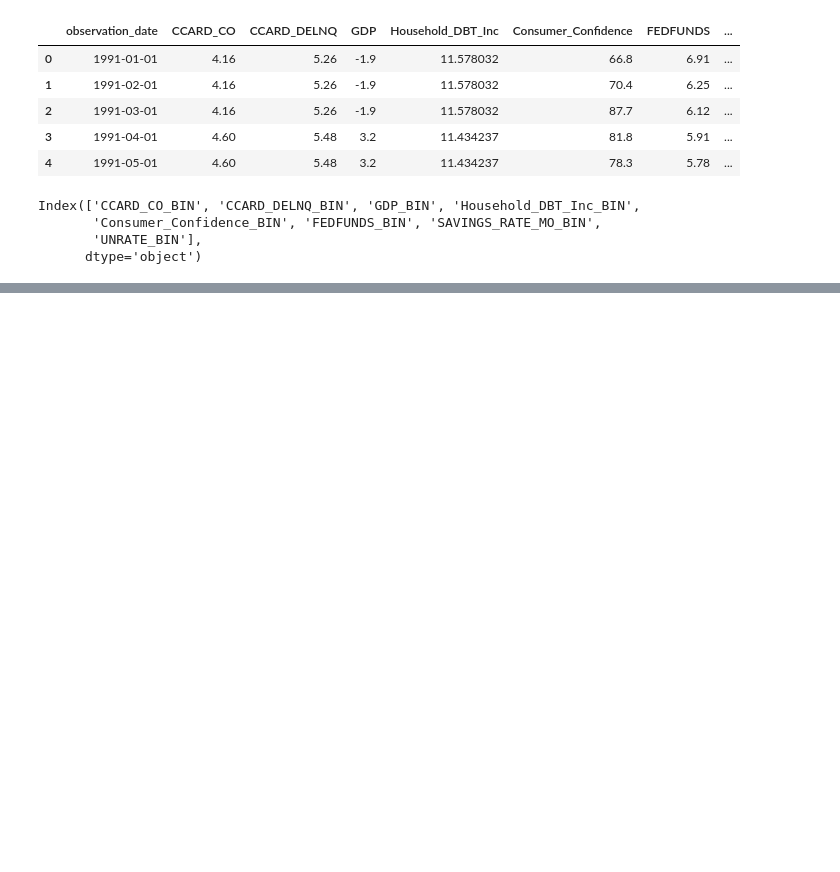
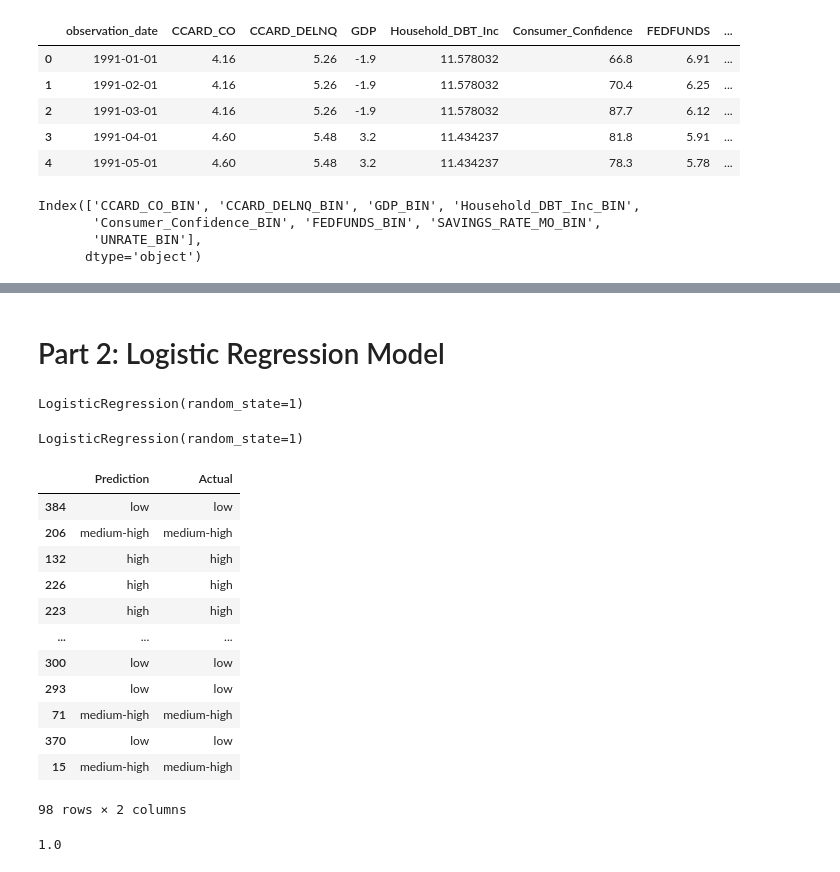
Before and after one commit to RyakDL/Project-Loan-Charge-Offs, a Jupyter notebook: Random Forests v1.ipynb, the cells around one changed output, grey strips where cells are left out. Cells and saved outputs as stored; diff of their text form; code cells hidden in the pictures; blank space fills up the shorter version.

```diff
--- a/Random Forests v1.ipynb
+++ b/Random Forests v1.ipynb
@@ -105,0 +158,37 @@ cc_model = cc_model.fit(X_train_scaled, y_train)
+# %% [markdown]
+# Part 2: Logistic Regression Model
+# %%
+from sklearn.linear_model import LogisticRegression
+classifier = LogisticRegression(solver='lbfgs', random_state=1)
+classifier
+# %% [output]
+LogisticRegression(random_state=1)
+# %%
+# Train the data
+classifier.fit(X_train, y_train)
+# %% [output]
+LogisticRegression(random_state=1)
+# %%
+# Predict outcomes for test data set
+predictions = classifier.predict(X_test)
+pd.DataFrame({"Prediction": predictions, "Actual": y_test})
+# %% [output]
+|  | Prediction | Actual |
+| 384 | low | low |
+| 206 | medium-high | medium-high |
+| 132 | high | high |
+| 226 | high | high |
+| 223 | high | high |
+| ... | ... | ... |
+| 300 | low | low |
+| 293 | low | low |
+| 71 | medium-high | medium-high |
+| 370 | low | low |
+| 15 | medium-high | medium-high |
+98 rows × 2 columns
+# %%
+from sklearn.metrics import accuracy_score
+# Display the accuracy score for the test dataset.
+accuracy_score(y_test, predictions)
+# %% [output]
+1.0
```
Also changed, not shown: parts of 8 cells of this notebook.
